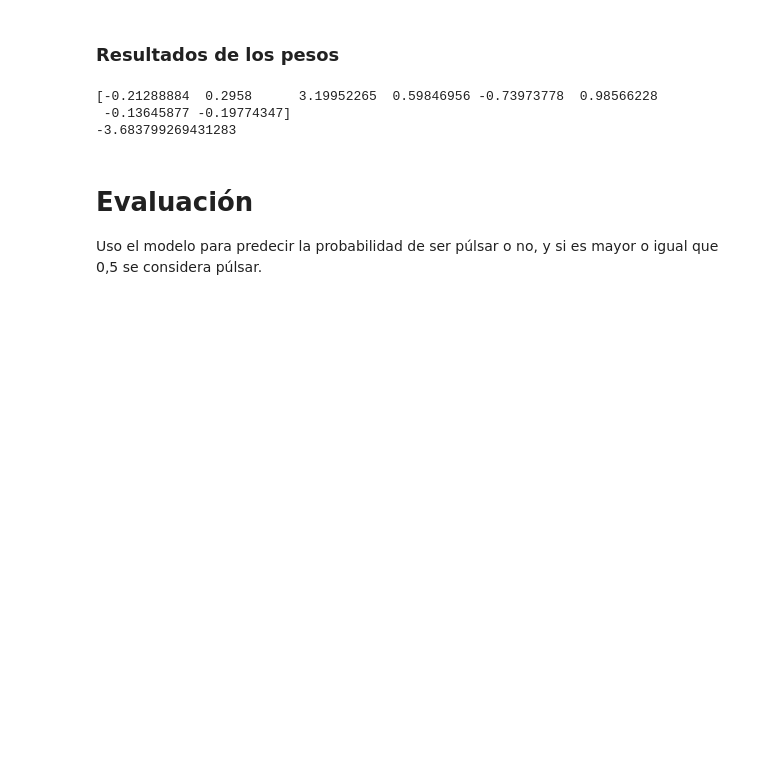
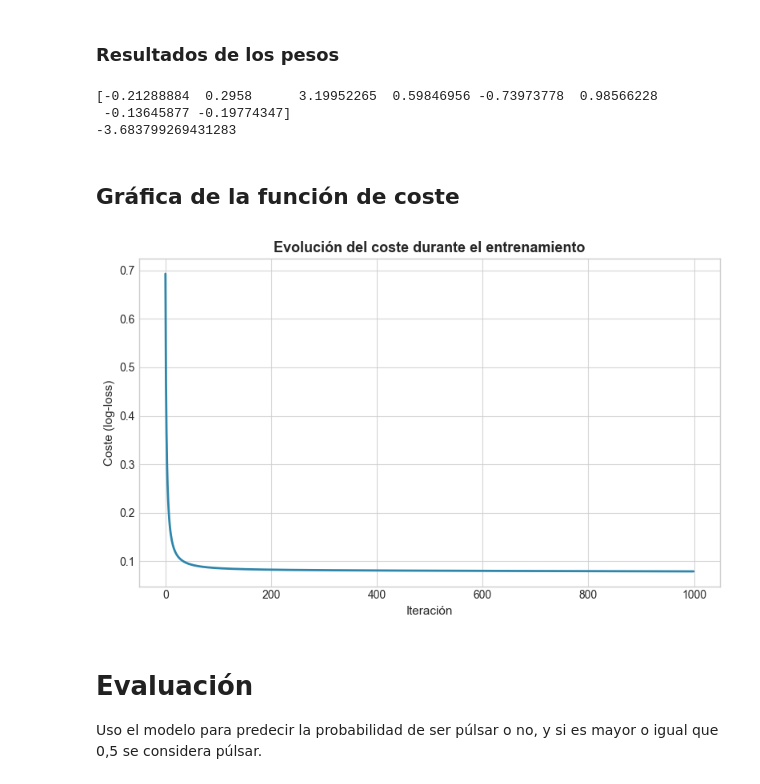
Before and after one commit to joslfer/ml-quest, a Jupyter notebook: pulsars_htru2/train_model.ipynb, the cells around one changed output. Drawn from its saved outputs; the diff is of its cells as text; code cells hidden in the pictures; blank space fills up the shorter version.

Commit message:
Includes cost visualization

```diff
--- a/pulsars_htru2/train_model.ipynb
+++ b/pulsars_htru2/train_model.ipynb
@@ -192,9 +199,14 @@ b = 0
 n = 100000
 alpha = 0.01
 N = X_train_np.shape[0]
+J = []
 
 for paso in range(n):
     z = X_train_np@w+b
+    y_pred = sigmoide(z)
+    if paso % 100 == 0:
+        coste = -(1/N)*np.sum(y_train_np*np.log(y_pred)+ (1-y_train_np)*np.log(1-y_pred))
+        J.append(coste)
     grad_w = (1/N)*(X_train_np.T@(sigmoide(z)-y_train_np))
     grad_b = (1/N)*np.sum(sigmoide(z)-y_train_np)
     w = w - alpha*grad_w
@@ -208,6 +220,22 @@ print(b)
 [-0.21288884  0.2958      3.19952265  0.59846956 -0.73973778  0.98566228
  -0.13645877 -0.19774347]
 -3.683799269431283
+# %% [markdown]
+## Gráfica de la función de coste
+# %%
+import matplotlib.pyplot as plt
+plt.style.use('seaborn-v0_8-whitegrid')
+plt.figure(figsize=(8, 5))
+plt.plot(J, color='#2E86AB', linewidth=2)
+plt.title('Evolución del coste durante el entrenamiento', fontsize=13, fontweight='bold')
+plt.grid(alpha = 0.8)
+plt.xlabel('Iteración', fontsize=11)
+plt.ylabel('Coste (log-loss)', fontsize=11)
+plt.tight_layout()
+plt.savefig('coste_entrenamiento.png', dpi=200, bbox_inches='tight')
+plt.show()
+# %% [output]
+[figure, added]
 # %% [markdown]
 # Evaluación
 
```
Also changed, not shown: parts of 1 cell of this notebook, 2 other files.
